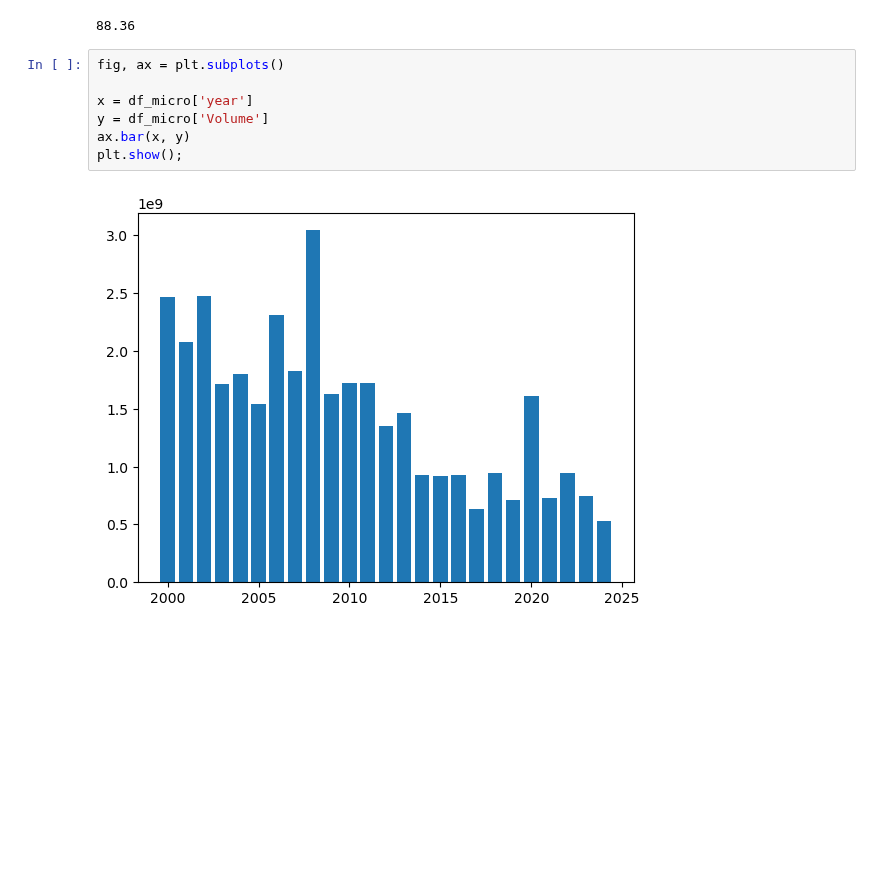
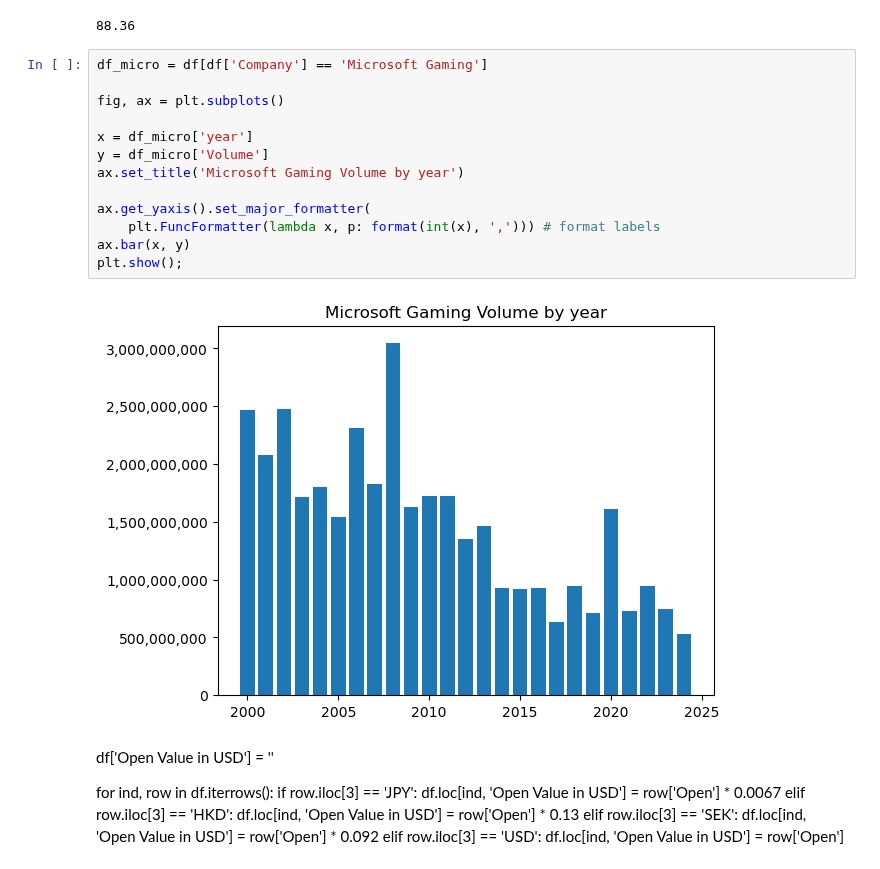
Before and after one commit to Djohnson1313/gaming_company_stocks_analysis, a Jupyter notebook: gaming_stocks_analysis.ipynb, the cells around one changed output. Saved outputs shown, nothing was run; the diff lists cells and outputs as text; blank space fills up the shorter version.

Commit message:
plot

```diff
--- a/gaming_stocks_analysis.ipynb
+++ b/gaming_stocks_analysis.ipynb
@@ -228,11 +228,29 @@ print(avg)
 # %% [output]
 88.36
 # %%
+df_micro = df[df['Company'] == 'Microsoft Gaming']
+
 fig, ax = plt.subplots()
 
 x = df_micro['year']
 y = df_micro['Volume']
+ax.set_title('Microsoft Gaming Volume by year')
+
+ax.get_yaxis().set_major_formatter(
+    plt.FuncFormatter(lambda x, p: format(int(x), ','))) # format labels
 ax.bar(x, y)
 plt.show();
 # %% [output]
-[figure, old version]
+[figure, new version]
+# %% [markdown]
+df['Open Value in USD'] = ''
+
+for ind, row in df.iterrows():
+    if row.iloc[3] == 'JPY':
+        df.loc[ind, 'Open Value in USD'] = row['Open'] * 0.0067
+    elif row.iloc[3] == 'HKD':
+        df.loc[ind, 'Open Value in USD'] = row['Open'] * 0.13
+    elif row.iloc[3] == 'SEK':
+        df.loc[ind, 'Open Value in USD'] = row['Open'] * 0.092
+    elif row.iloc[3] == 'USD':
+        df.loc[ind, 'Open Value in USD'] = row['Open']
```
